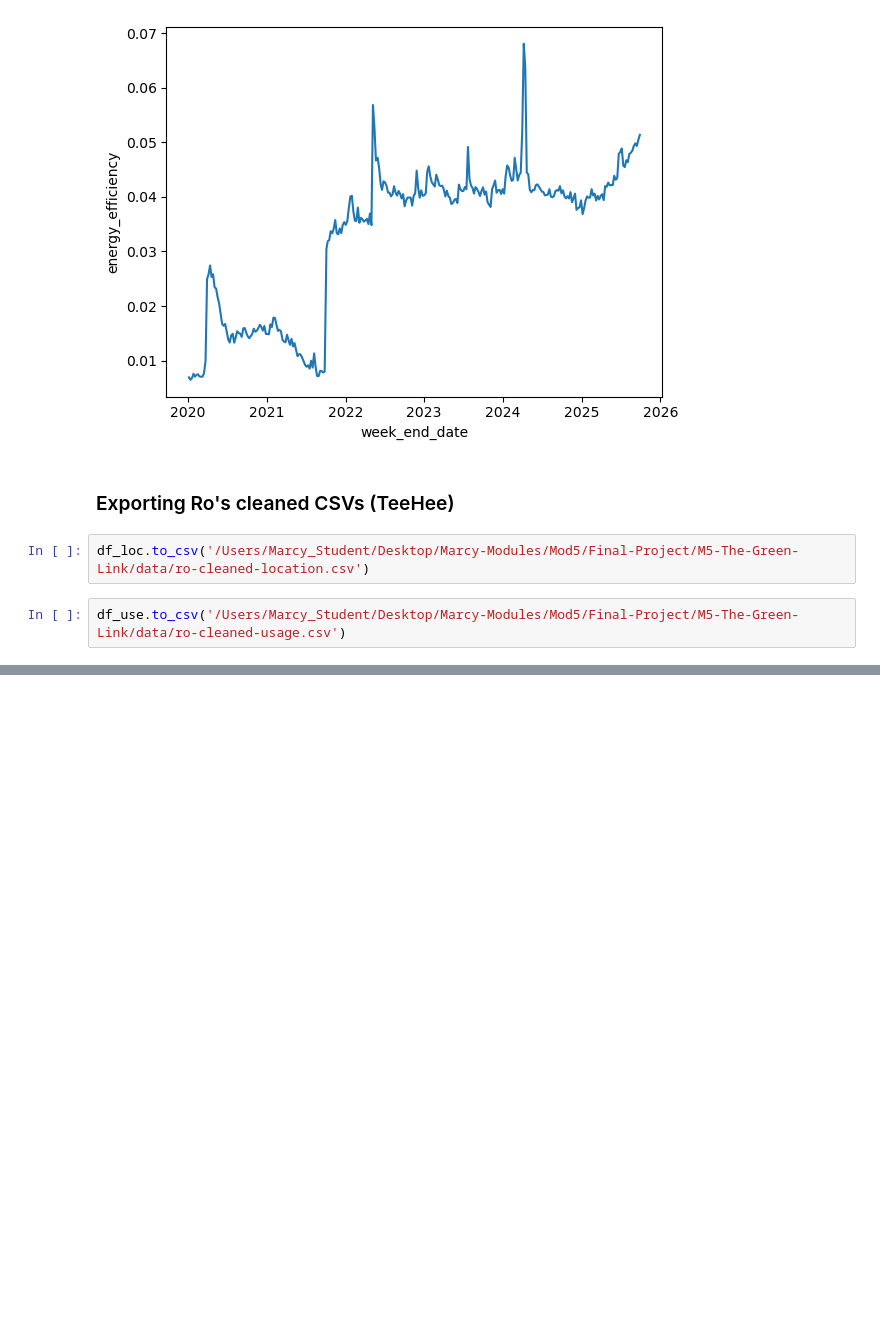
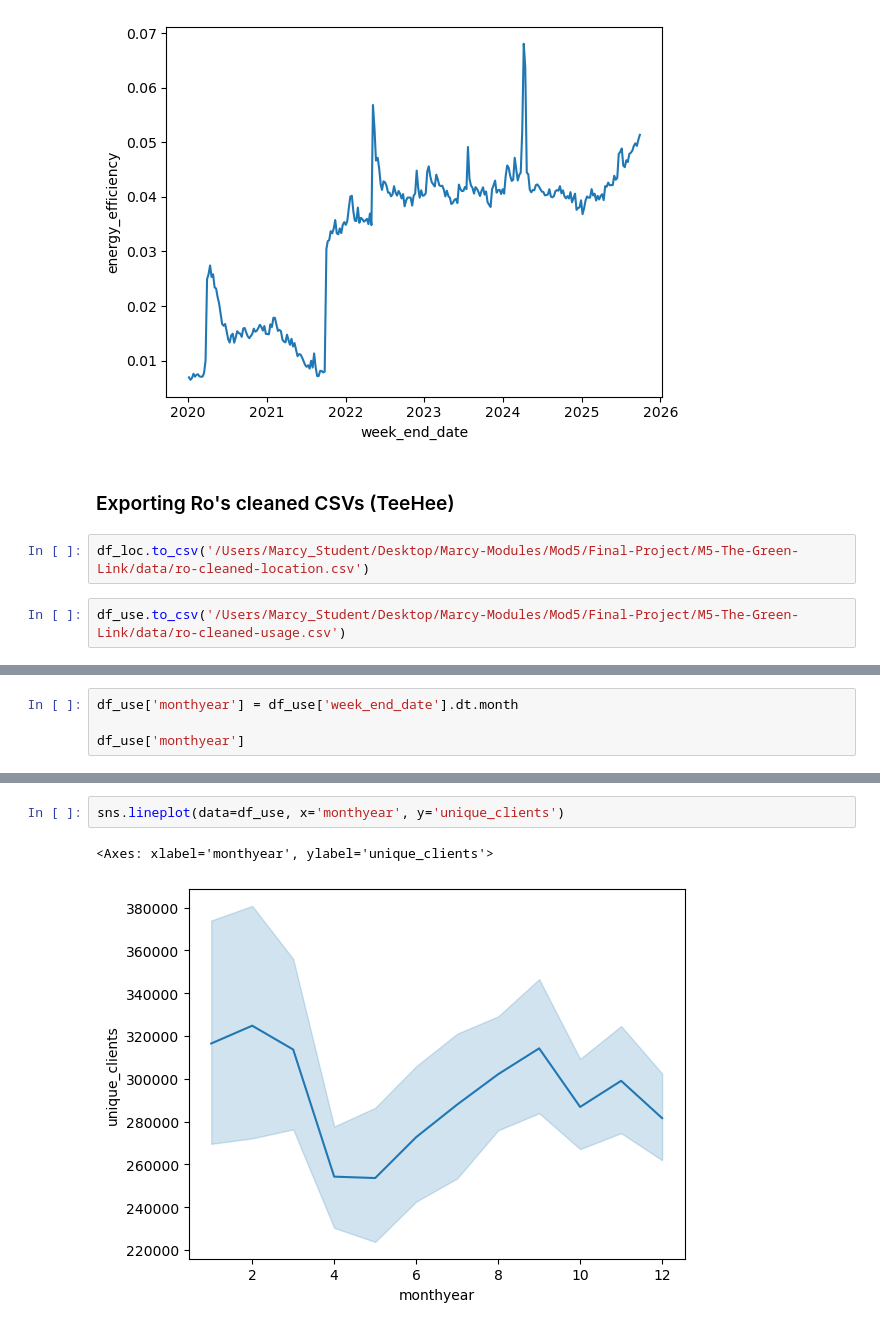
Before and after one commit to ro-the-creator/M5-The-Green-Link, a Jupyter notebook: notebooks/EDA/EDA_Ro.ipynb, the cells around one changed output, grey strips where cells are left out. Cells and saved outputs as stored; diff of their text form; blank space fills up the shorter version.

```diff
--- a/notebooks/EDA/EDA_Ro.ipynb
+++ b/notebooks/EDA/EDA_Ro.ipynb
@@ -368,0 +418,4 @@ df_use.to_csv('/Users/Marcy_Student/Desktop/Marcy-Modules/Mod5/Final-Project/M5-
+# %%
+df_use['monthyear'] = df_use['week_end_date'].dt.month
+
+df_use['monthyear']
@@ -368,0 +435,5 @@ df_use.to_csv('/Users/Marcy_Student/Desktop/Marcy-Modules/Mod5/Final-Project/M5-
+# %%
+sns.lineplot(data=df_use, x='monthyear', y='unique_clients')
+# %% [output]
+<Axes: xlabel='monthyear', ylabel='unique_clients'>
+[figure, added]
```
Also changed, not shown: parts of 9 cells of this notebook, 2 other files.
